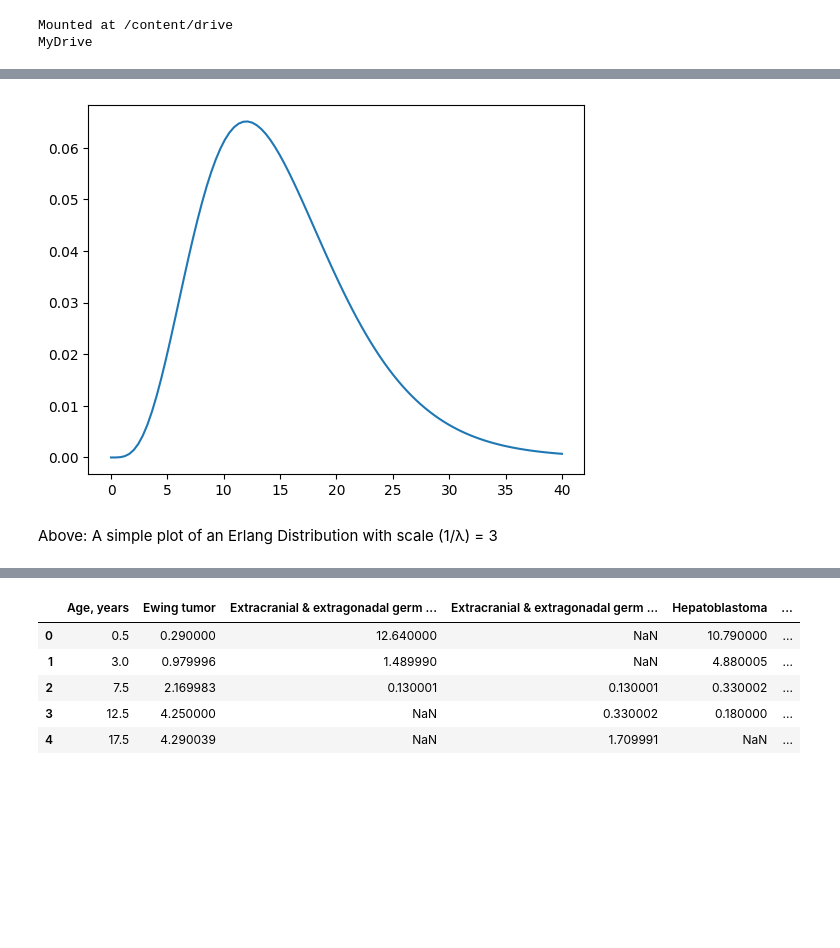
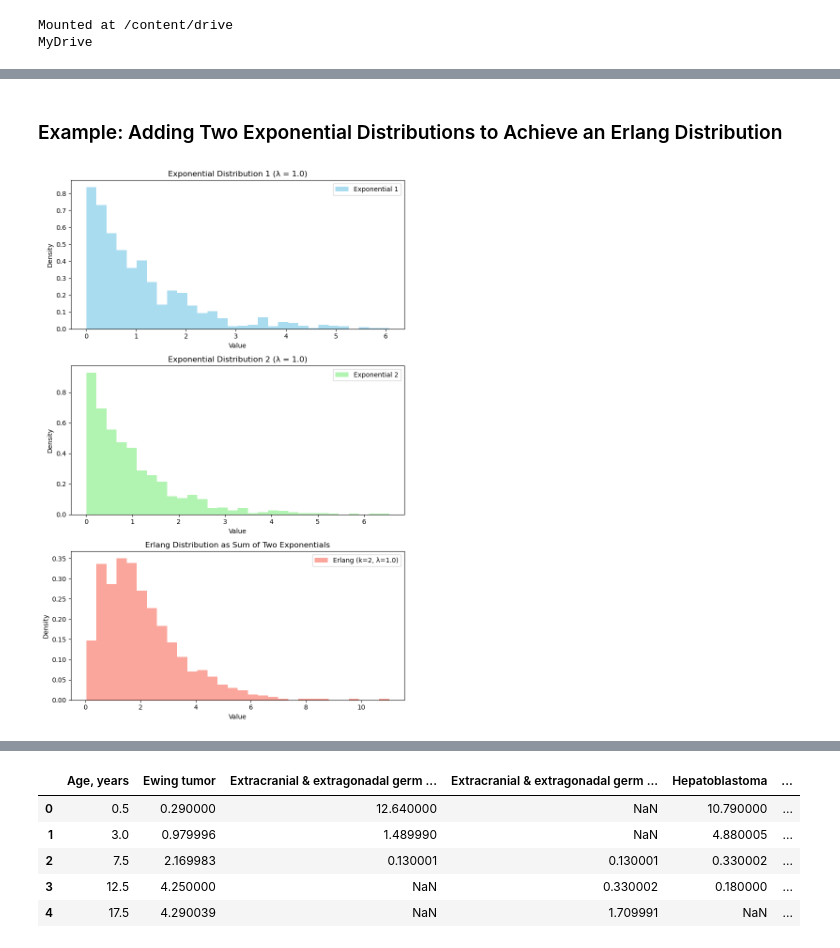
Before and after one commit to kpklane-ds/using-statistics-in-medicine, a Jupyter notebook: 4a. The Age Distribution of Cancer Incidence - Continuous Distributions Based on the Poisson Process.ipynb, the cells around one changed output, grey strips where cells are left out. Drawn from its saved outputs; the diff is of its cells as text; code cells hidden in the pictures; blank space fills up the shorter version.

```diff
--- a/4a. The Age Distribution of Cancer Incidence - Continuous Distributions Based on the Poisson Process.ipynb
+++ b/4a. The Age Distribution of Cancer Incidence - Continuous Distributions Based on the Poisson Process.ipynb
@@ -98,26 +177,51 @@ The gamma function is the generalization of the factorial function for r > 0, no
 (1) For more on Cumulative Distribution Functions: https://statisticsbyjim.com/graphs/empirical-cumulative-distribution-function-cdf-plots/
 
 (2) For more on the Probability Density Function: https://statisticsbyjim.com/probability/probability-density-function/
-# %%
-import numpy as np
-import scipy.stats as stats
-import matplotlib.pyplot as plt
-
-#define x-axis values
-x = np.linspace (0, 40, 100)
-
-#calculate pdf of Erlang distribution for each x-value
-y = stats.erlang.pdf(x, a=5, scale=3)
-
-#create plot of Gamma distribution
-plt.plot(x, y)
-
-#display plot
-plt.show()
-# %% [output]
-[figure, removed]
-# %% [markdown]
-Above: A simple plot of an Erlang Distribution with scale (1/λ) = 3
+# %% [markdown]
+### Example: Adding Two Exponential Distributions to Achieve an Erlang Distribution
+# %%
+# Define parameters for the exponential distributions
+lambda_exp1 = 1.0
+lambda_exp2 = 1.0
+
+# Define the shape parameter for the Erlang distribution (sum of two exponential stages)
+k_erlang = 2
+
+# Generate random samples for the exponential distributions
+exp_samples1 = np.random.exponential(1 / lambda_exp1, size=1000)
+exp_samples2 = np.random.exponential(1 / lambda_exp2, size=1000)
+
+# Sum the two sets of exponential samples to get Erlang samples
+erlang_samples = exp_samples1 + exp_samples2
+
+# Plotting
+fig, axs = plt.subplots(3, 1, figsize=(8, 12))
+
+# Plot Exponential Distribution 1
+axs[0].hist(exp_samples1, bins=30, density=True, color='skyblue', alpha=0.7, label='Exponential 1')
+axs[0].set_title('Exponential Distribution 1 (λ = 1.0)')
+axs[0].set_xlabel('Value')
+axs[0].set_ylabel('Density')
+axs[0].legend()
+
+# Plot Exponential Distribution 2
+axs[1].hist(exp_samples2, bins=30, density=True, color='lightgreen', alpha=0.7, label='Exponential 2')
+axs[1].set_title('Exponential Distribution 2 (λ = 1.0)')
+axs[1].set_xlabel('Value')
+axs[1].set_ylabel('Density')
+axs[1].legend()
+
+# Plot Sum as Erlang Distribution
+axs[2].hist(erlang_samples, bins=30, density=True, color='salmon', alpha=0.7, label='Erlang (k=2, λ=1.0)')
+axs[2].set_title('Erlang Distribution as Sum of Two Exponentials')
+axs[2].set_xlabel('Value')
+axs[2].set_ylabel('Density')
+axs[2].legend()
+
+plt.tight_layout()
+plt.show()
+# %% [output]
+[figure, added]
 # %% [markdown]
 ### Gamma, Erlang, Exponential & Poisson
 
```
Also changed, not shown: parts of 8 cells of this notebook.
